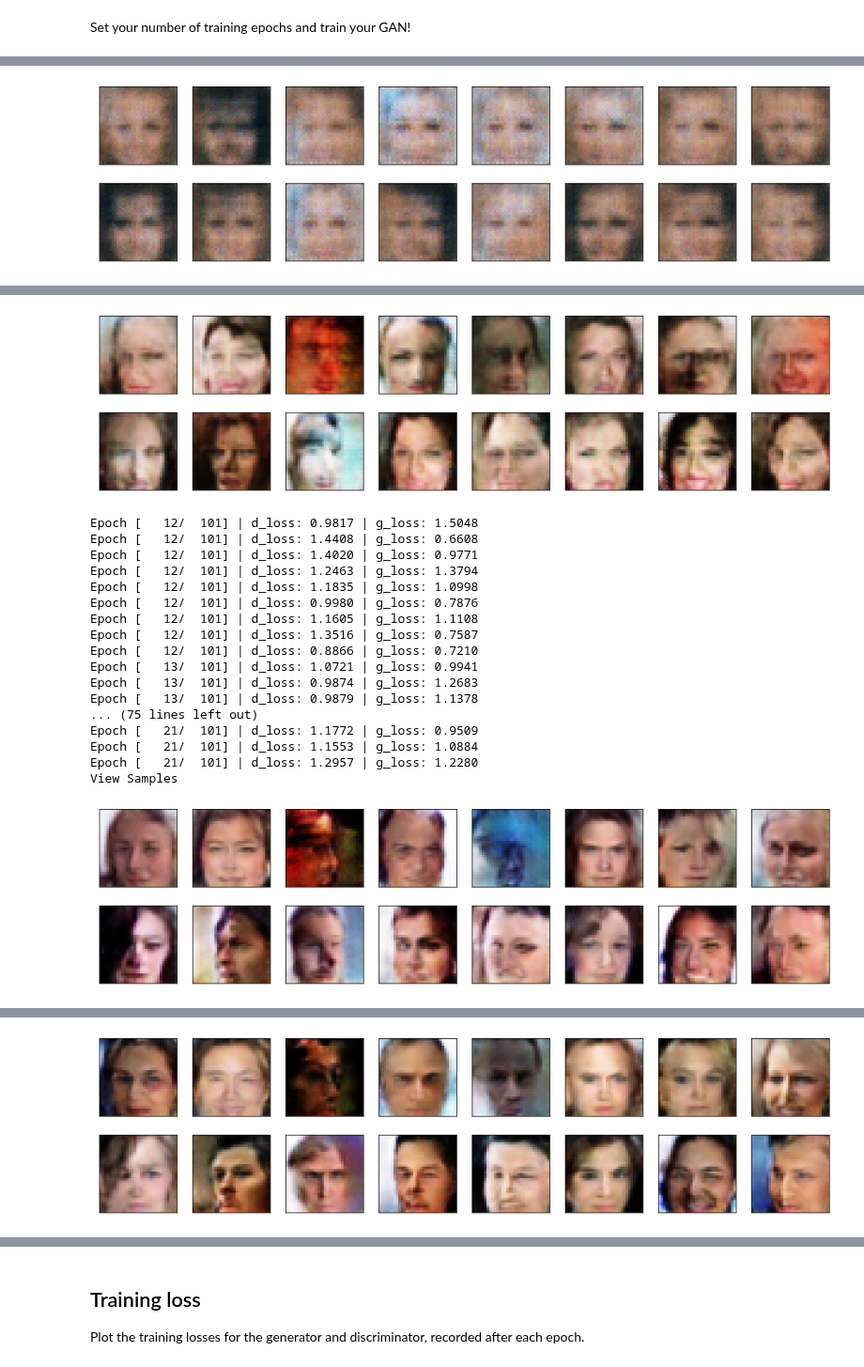
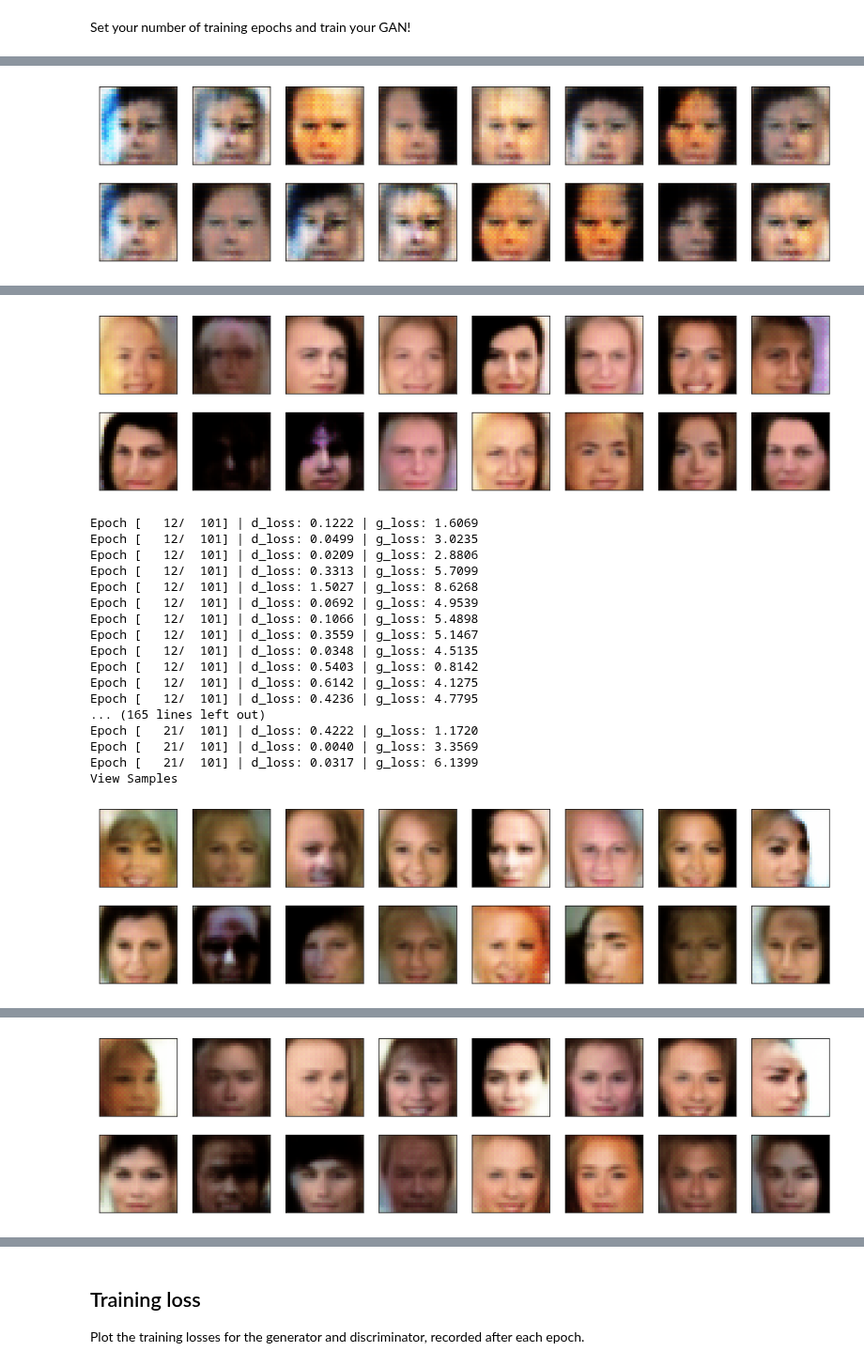
Before and after one commit to ddhartma/Face-Generation-with-DCGANs, a Jupyter notebook: dlnd_face_generation.ipynb, the cells around one changed output, grey strips where cells are left out. Shown at 94% size. Cells and saved outputs as stored; diff of their text form; code cells hidden in the pictures.

Commit message:
test: Test parameters Train38...40

```diff
--- a/dlnd_face_generation.ipynb
+++ b/dlnd_face_generation.ipynb
@@ -76,13 +76,13 @@ import problem_unittests as tests
 # %%
 # Parameter settings
 
-train_n = 35
-param = 'drop'
+train_n = 38
+param = 'batch_size'
 
 # set parameter sets
 number_epochs = [1, 10, 50, 100, 500, 1000]
-lr_set = [0.0002]
-batch_size_set = [16, 32, 64, 128, 256, 512]
+lr_set = [0.0005]
+batch_size_set = [16, 32, 64]
 conv_dim_set = [64, 128, 256]
 
 # default
@@ -90,7 +90,7 @@ batch_size = 32
 img_size = 32
 n_epochs = 60
 conv_dim = 64
-lr = 0.0002
+lr = 0.0005
 beta1=0.2
 beta2=0.999
 z_size = 100
@@ -293,7 +293,7 @@ class Discriminator(nn.Module):
         out = F.leaky_relu(self.conv4(out), 0.2)
         # flatten
         out = out.view(-1, self.conv_dim*8*2*2)
-        #out = self.dropout(out)
+        out = self.dropout(out)
         # final output layer
         out = self.fc(out)
         return out
@@ -360,11 +360,11 @@ class Generator(nn.Module):
 
         # hidden transpose conv layers + relu
         out = F.relu(self.t_conv1(out))
-        #out = self.dropout(out)
+        out = self.dropout(out)
         out = F.relu(self.t_conv2(out))
-        #out = self.dropout(out)
+        out = self.dropout(out)
         out = F.relu(self.t_conv3(out))
-        #out = self.dropout(out)
+        out = self.dropout(out)
         # last layer + tanh activation
         out = self.t_conv4(out)
         out = F.tanh(out)
@@ -778,8 +778,8 @@ View Samples
 n_epochs=101
 #for index, n_epochs in enumerate(number_epochs):
 #for index, conv_dim in enumerate(conv_dim_set):
-#for index, batch_size in enumerate(batch_size_set):
-for index, lr in enumerate(lr_set):
+#for index, lr in enumerate(lr_set):
+for index, batch_size in enumerate(batch_size_set):
     # Set Parameter
     n_epochs = n_epochs
     lr = lr
@@ -824,2 +824,2 @@ Epoch [    1/  101] | d_loss: 0.7835 | g_loss: 0.9137
 View Samples
-[figure, old version]
+[figure, new version]
@@ -842,20 +842,20 @@ Epoch [   11/  101] | d_loss: 1.3349 | g_loss: 0.7561
 View Samples
-[figure, old version]
+[figure, new version]
-Epoch [   12/  101] | d_loss: 0.9817 | g_loss: 1.5048
-Epoch [   12/  101] | d_loss: 1.4408 | g_loss: 0.6608
-Epoch [   12/  101] | d_loss: 1.4020 | g_loss: 0.9771
-Epoch [   12/  101] | d_loss: 1.2463 | g_loss: 1.3794
-Epoch [   12/  101] | d_loss: 1.1835 | g_loss: 1.0998
-Epoch [   12/  101] | d_loss: 0.9980 | g_loss: 0.7876
-Epoch [   12/  101] | d_loss: 1.1605 | g_loss: 1.1108
-Epoch [   12/  101] | d_loss: 1.3516 | g_loss: 0.7587
-Epoch [   12/  101] | d_loss: 0.8866 | g_loss: 0.7210
-Epoch [   13/  101] | d_loss: 1.0721 | g_loss: 0.9941
-Epoch [   13/  101] | d_loss: 0.9874 | g_loss: 1.2683
-Epoch [   13/  101] | d_loss: 0.9879 | g_loss: 1.1378
-... (75 lines left out)
-Epoch [   21/  101] | d_loss: 1.1772 | g_loss: 0.9509
-Epoch [   21/  101] | d_loss: 1.1553 | g_loss: 1.0884
-Epoch [   21/  101] | d_loss: 1.2957 | g_loss: 1.2280
+Epoch [   12/  101] | d_loss: 0.1222 | g_loss: 1.6069
+Epoch [   12/  101] | d_loss: 0.0499 | g_loss: 3.0235
+Epoch [   12/  101] | d_loss: 0.0209 | g_loss: 2.8806
+Epoch [   12/  101] | d_loss: 0.3313 | g_loss: 5.7099
+Epoch [   12/  101] | d_loss: 1.5027 | g_loss: 8.6268
+Epoch [   12/  101] | d_loss: 0.0692 | g_loss: 4.9539
+Epoch [   12/  101] | d_loss: 0.1066 | g_loss: 5.4898
+Epoch [   12/  101] | d_loss: 0.3559 | g_loss: 5.1467
+Epoch [   12/  101] | d_loss: 0.0348 | g_loss: 4.5135
+Epoch [   12/  101] | d_loss: 0.5403 | g_loss: 0.8142
+Epoch [   12/  101] | d_loss: 0.6142 | g_loss: 4.1275
+Epoch [   12/  101] | d_loss: 0.4236 | g_loss: 4.7795
+... (165 lines left out)
+Epoch [   21/  101] | d_loss: 0.4222 | g_loss: 1.1720
+Epoch [   21/  101] | d_loss: 0.0040 | g_loss: 3.3569
+Epoch [   21/  101] | d_loss: 0.0317 | g_loss: 6.1399
 View Samples
-[figure, old version]
+[figure, new version]
@@ -878,2 +878,2 @@ Epoch [   31/  101] | d_loss: 1.1680 | g_loss: 0.9379
 View Samples
-[figure, old version]
+[figure, new version]
```
Also changed, not shown: parts of 17 cells of this notebook, 15 other files.
